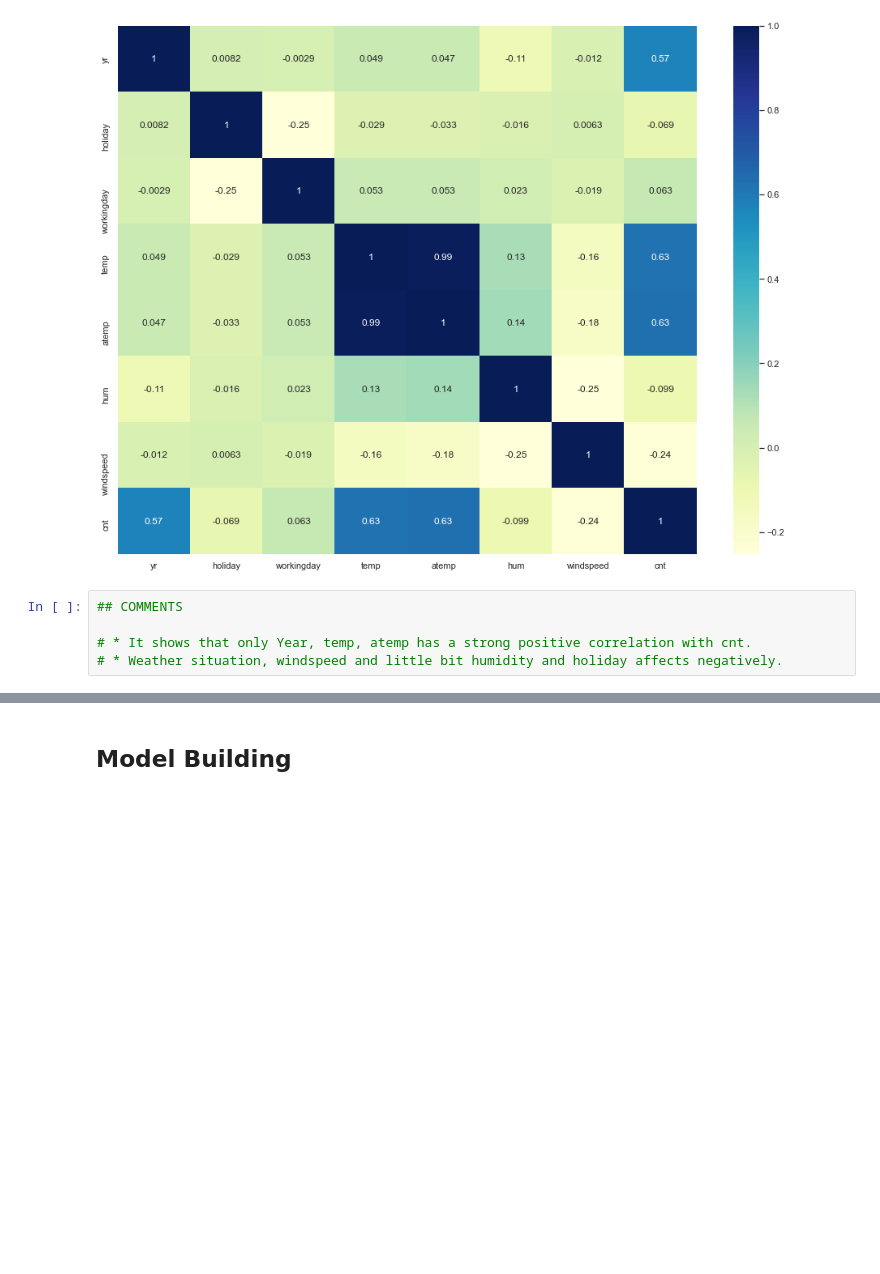
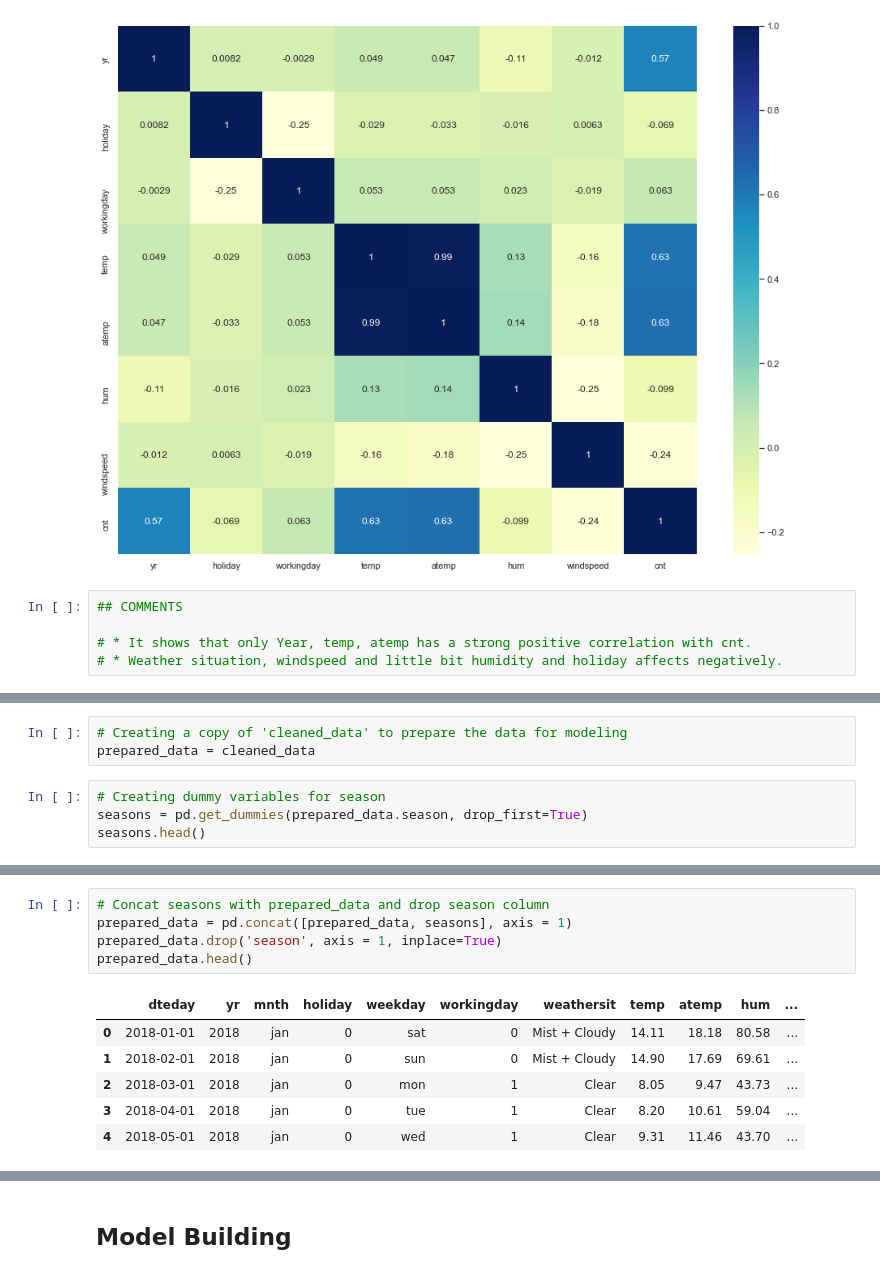
Before and after one commit to dicotips/BikeSharing_DemandPrediction_LinearRegression, a Jupyter notebook: LinearRegressionAssignment.ipynb, the cells around one changed output, grey strips where cells are left out. Cells and saved outputs as stored; diff of their text form; blank space fills up the shorter version.

```diff
--- a/LinearRegressionAssignment.ipynb
+++ b/LinearRegressionAssignment.ipynb
@@ -506,0 +517,7 @@ plt.show()
+# %%
+# Creating a copy of 'cleaned_data' to prepare the data for modeling
+prepared_data = cleaned_data
+# %%
+# Creating dummy variables for season
+seasons = pd.get_dummies(prepared_data.season, drop_first=True)
+seasons.head()
@@ -506,0 +531,12 @@ plt.show()
+# %%
+# Concat seasons with prepared_data and drop season column
+prepared_data = pd.concat([prepared_data, seasons], axis = 1)
+prepared_data.drop('season', axis = 1, inplace=True)
+prepared_data.head()
+# %% [output]
+|  | dteday | yr | mnth | holiday | weekday | workingday | weathersit | temp | atemp | hum | ... |
+| 0 | 2018-01-01 | 2018 | jan | 0 | sat | 0 | Mist + Cloudy | 14.11 | 18.18 | 80.58 | ... |
+| 1 | 2018-02-01 | 2018 | jan | 0 | sun | 0 | Mist + Cloudy | 14.90 | 17.69 | 69.61 | ... |
+| 2 | 2018-03-01 | 2018 | jan | 0 | mon | 1 | Clear | 8.05 | 9.47 | 43.73 | ... |
+| 3 | 2018-04-01 | 2018 | jan | 0 | tue | 1 | Clear | 8.20 | 10.61 | 59.04 | ... |
+| 4 | 2018-05-01 | 2018 | jan | 0 | wed | 1 | Clear | 9.31 | 11.46 | 43.70 | ... |
```
Also changed, not shown: parts of 19 cells of this notebook.
